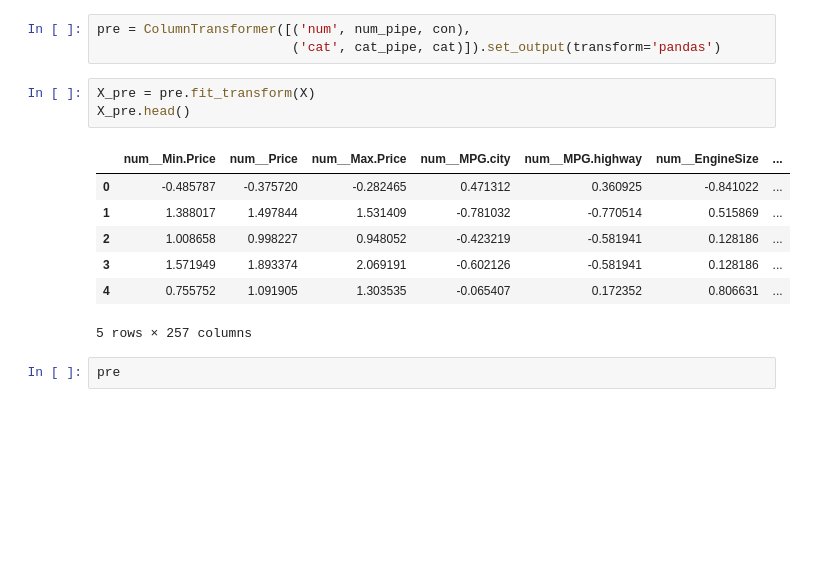
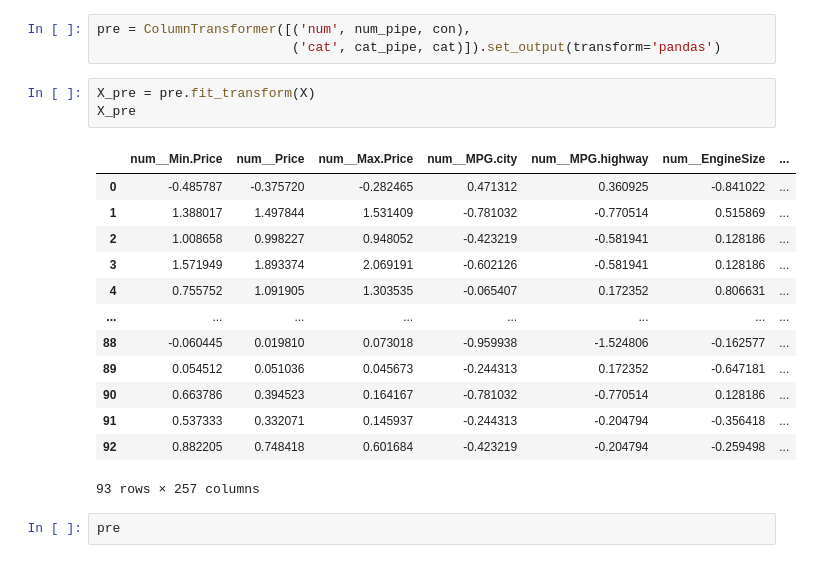
Before and after one commit to utkarshg1/ML_Wakad_6_8pm_30th_Apr, a Jupyter notebook: Automated Preprocessing/Pipeline.ipynb, the cells around one changed output. Cells and saved outputs as stored; diff of their text form; blank space fills up the shorter version.

```diff
--- a/Automated Preprocessing/Pipeline.ipynb
+++ b/Automated Preprocessing/Pipeline.ipynb
@@ -149,15 +149,21 @@ pre = ColumnTransformer([('num', num_pipe, con),
                          ('cat', cat_pipe, cat)]).set_output(transform='pandas')
 # %%
 X_pre = pre.fit_transform(X)
-X_pre.head()
+X_pre
 # %% [output]
 |  | num__Min.Price | num__Price | num__Max.Price | num__MPG.city | num__MPG.highway | num__EngineSize | ... |
 | 0 | -0.485787 | -0.375720 | -0.282465 | 0.471312 | 0.360925 | -0.841022 | ... |
 | 1 | 1.388017 | 1.497844 | 1.531409 | -0.781032 | -0.770514 | 0.515869 | ... |
 | 2 | 1.008658 | 0.998227 | 0.948052 | -0.423219 | -0.581941 | 0.128186 | ... |
 | 3 | 1.571949 | 1.893374 | 2.069191 | -0.602126 | -0.581941 | 0.128186 | ... |
 | 4 | 0.755752 | 1.091905 | 1.303535 | -0.065407 | 0.172352 | 0.806631 | ... |
+| ... | ... | ... | ... | ... | ... | ... | ... |
+| 88 | -0.060445 | 0.019810 | 0.073018 | -0.959938 | -1.524806 | -0.162577 | ... |
+| 89 | 0.054512 | 0.051036 | 0.045673 | -0.244313 | 0.172352 | -0.647181 | ... |
+| 90 | 0.663786 | 0.394523 | 0.164167 | -0.781032 | -0.770514 | 0.128186 | ... |
+| 91 | 0.537333 | 0.332071 | 0.145937 | -0.244313 | -0.204794 | -0.356418 | ... |
+| 92 | 0.882205 | 0.748418 | 0.601684 | -0.423219 | -0.204794 | -0.259498 | ... |
-5 rows × 257 columns
+93 rows × 257 columns
 # %%
 pre
 # %% [output]
```
Also changed, not shown: parts of 23 cells of this notebook.
